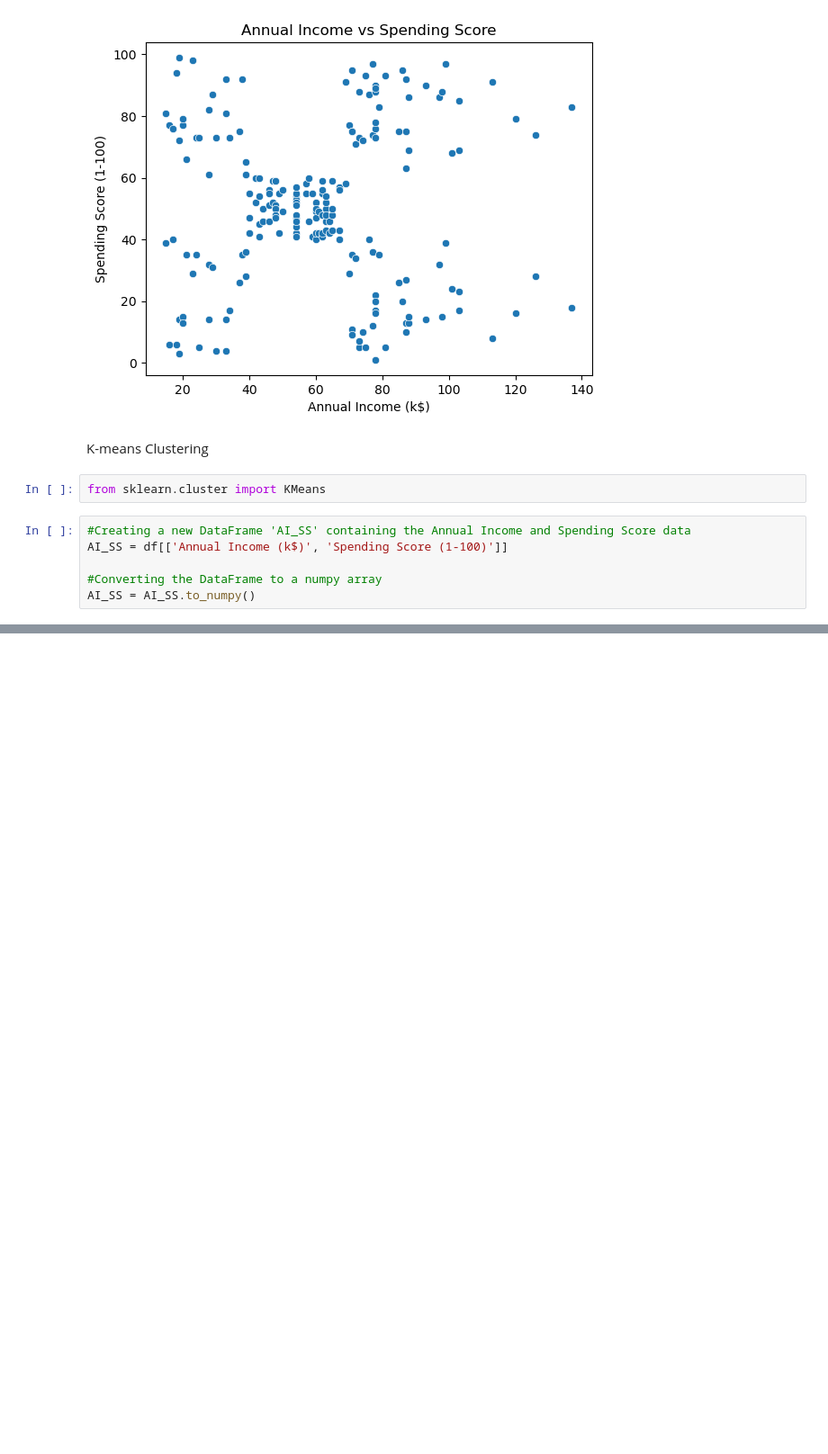
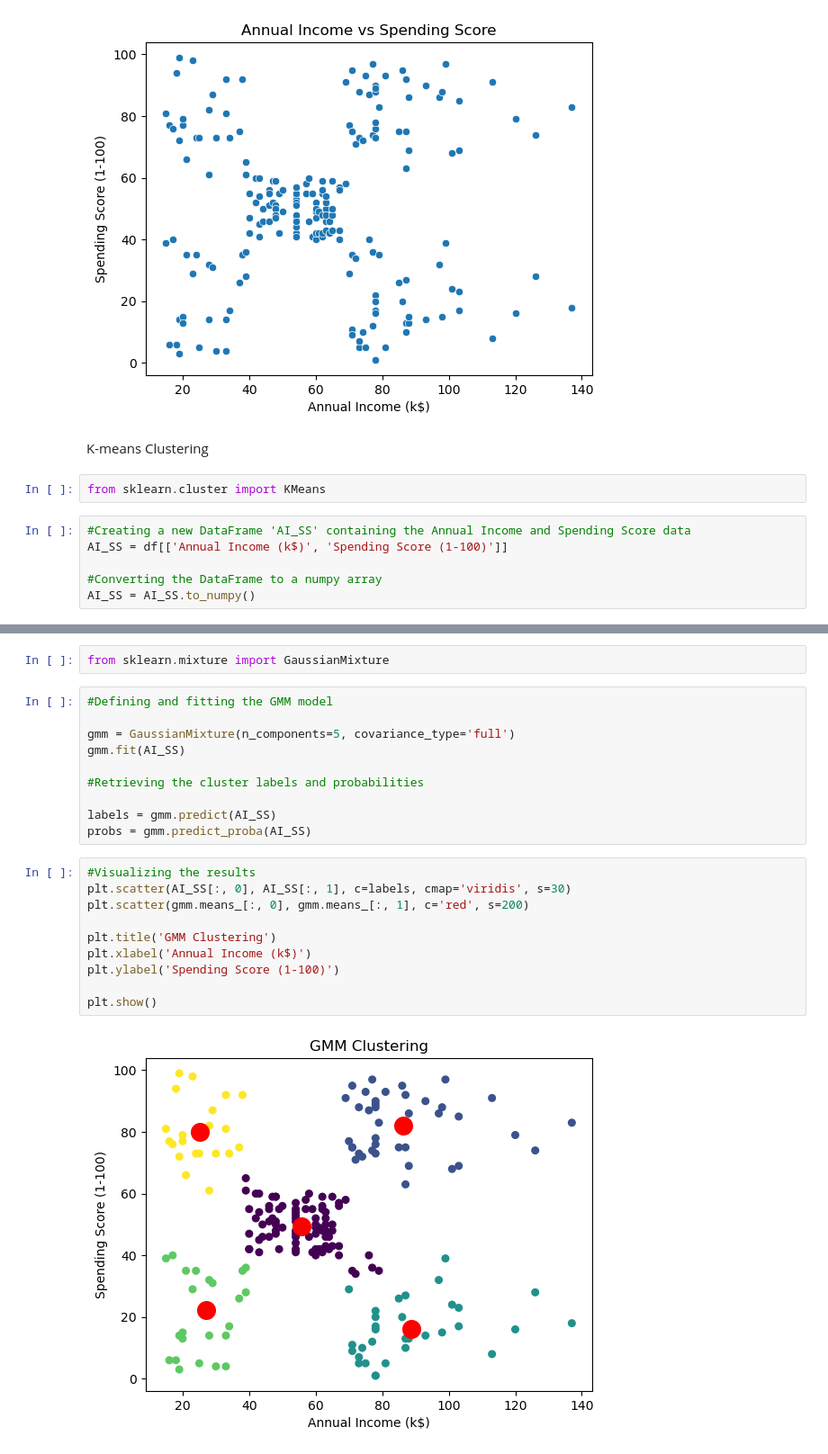
Before and after one commit to ottokol/AML, a Jupyter notebook: MALL2/Untitled-1.ipynb, the cells around one changed output, grey strips where cells are left out. Shown at 90% size. Saved outputs shown, nothing was run; the diff lists cells and outputs as text; blank space fills up the shorter version.

```diff
--- a/MALL2/Untitled-1.ipynb
+++ b/MALL2/Untitled-1.ipynb
@@ -153,0 +160,24 @@ plt.show()
+# %%
+from sklearn.mixture import GaussianMixture
+# %%
+#Defining and fitting the GMM model
+
+gmm = GaussianMixture(n_components=5, covariance_type='full')
+gmm.fit(AI_SS)
+
+#Retrieving the cluster labels and probabilities
+
+labels = gmm.predict(AI_SS)
+probs = gmm.predict_proba(AI_SS)
+# %%
+#Visualizing the results
+plt.scatter(AI_SS[:, 0], AI_SS[:, 1], c=labels, cmap='viridis', s=30)
+plt.scatter(gmm.means_[:, 0], gmm.means_[:, 1], c='red', s=200)
+
+plt.title('GMM Clustering')
+plt.xlabel('Annual Income (k$)')
+plt.ylabel('Spending Score (1-100)')
+
+plt.show()
+# %% [output]
+[figure, added]
```
Also changed, not shown: parts of 2 cells of this notebook.
